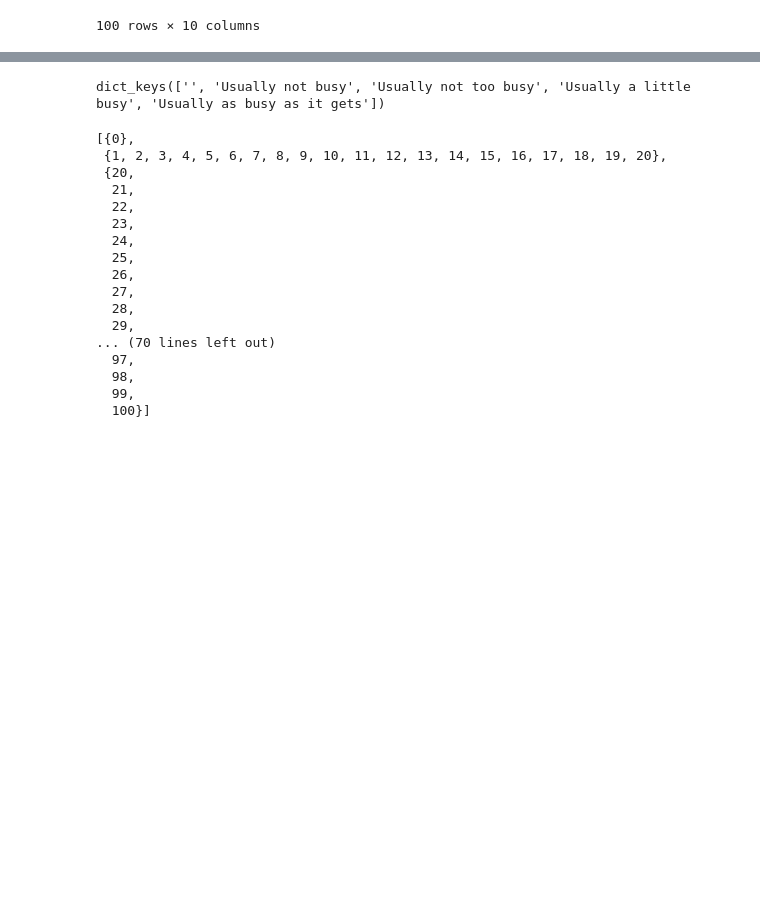
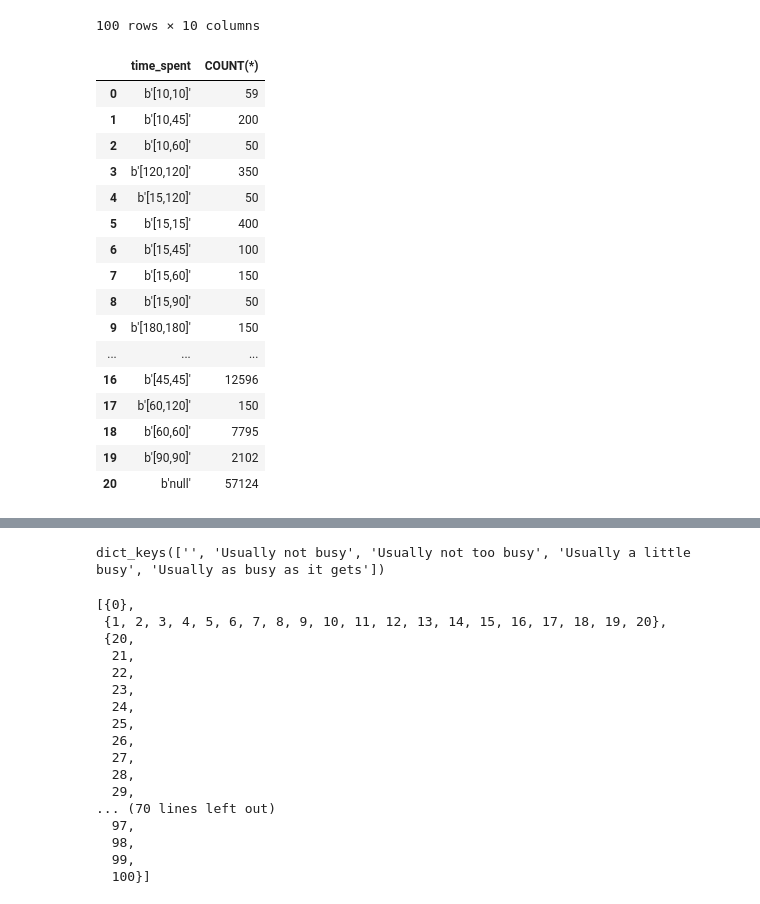
Before and after one commit to qcabel/park-recommendation, a Jupyter notebook: popularity_half_hour_db_compressor.ipynb, the cells around one changed output, grey strips where cells are left out. Drawn from its saved outputs; the diff is of its cells as text; code cells hidden in the pictures; blank space fills up the shorter version.

```diff
--- a/popularity_half_hour_db_compressor.ipynb
+++ b/popularity_half_hour_db_compressor.ipynb
@@ -163,4 +169,26 @@ def write_compressed_db(df, file_name):
     conn.close()
 # %%
 write_compressed_db(philly_data, 'data/compressed/philly_outdoor_popularity_half_hour_0329_0330_compress.db')
+# %%
+conn = sqlite3.connect('data/compressed/philly_outdoor_popularity_half_hour_0329_0330_compress.db')
+test_data = pd.read_sql_query("SELECT time_spent, COUNT(*) FROM compressed_curr_popularity GROUP BY time_spent", conn)
+test_data
+# %% [output]
+|  | time_spent | COUNT(*) |
+| 0 | b'[10,10]' | 59 |
+| 1 | b'[10,45]' | 200 |
+| 2 | b'[10,60]' | 50 |
+| 3 | b'[120,120]' | 350 |
+| 4 | b'[15,120]' | 50 |
+| 5 | b'[15,15]' | 400 |
+| 6 | b'[15,45]' | 100 |
+| 7 | b'[15,60]' | 150 |
+| 8 | b'[15,90]' | 50 |
+| 9 | b'[180,180]' | 150 |
+| ... | ... | ... |
+| 16 | b'[45,45]' | 12596 |
+| 17 | b'[60,120]' | 150 |
+| 18 | b'[60,60]' | 7795 |
+| 19 | b'[90,90]' | 2102 |
+| 20 | b'null' | 57124 |
 # %%
```
Also changed, not shown: parts of 11 cells of this notebook, 1 other file.
